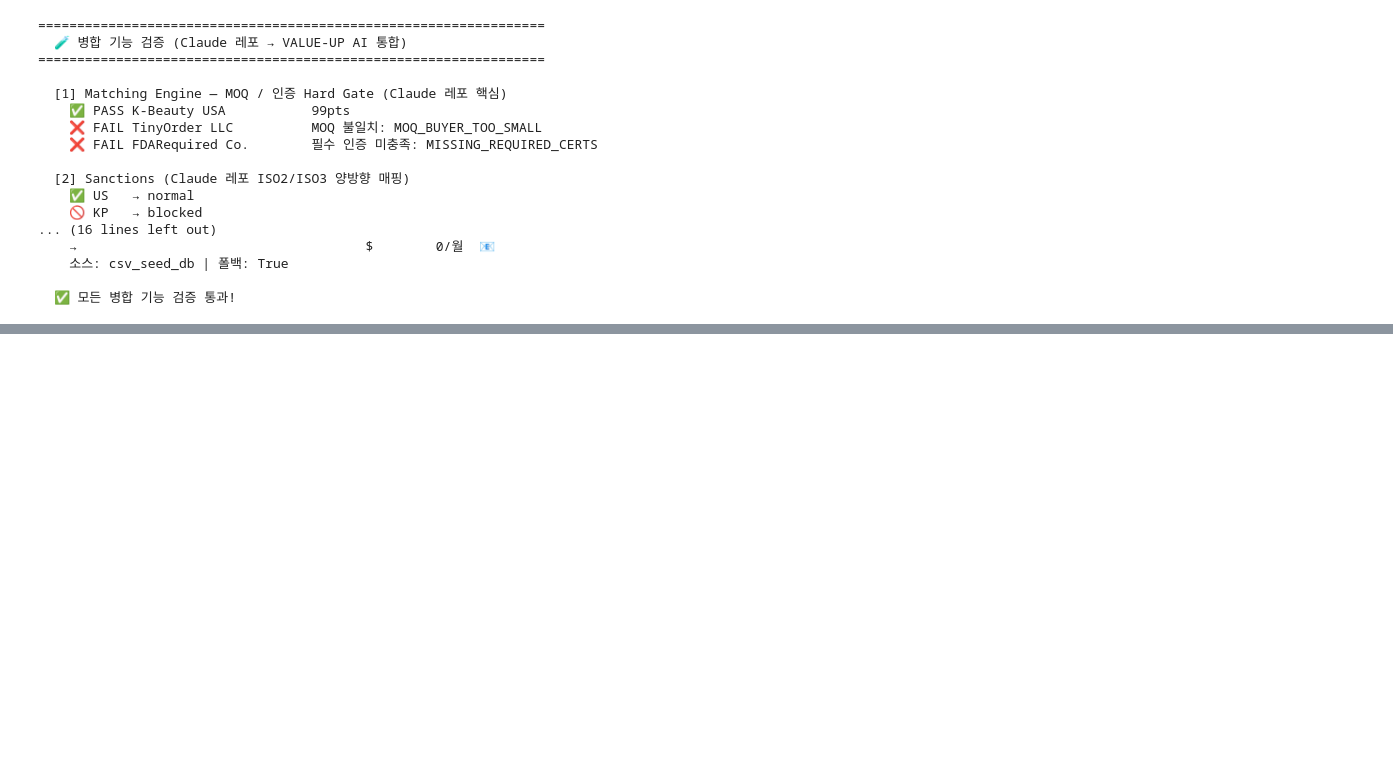
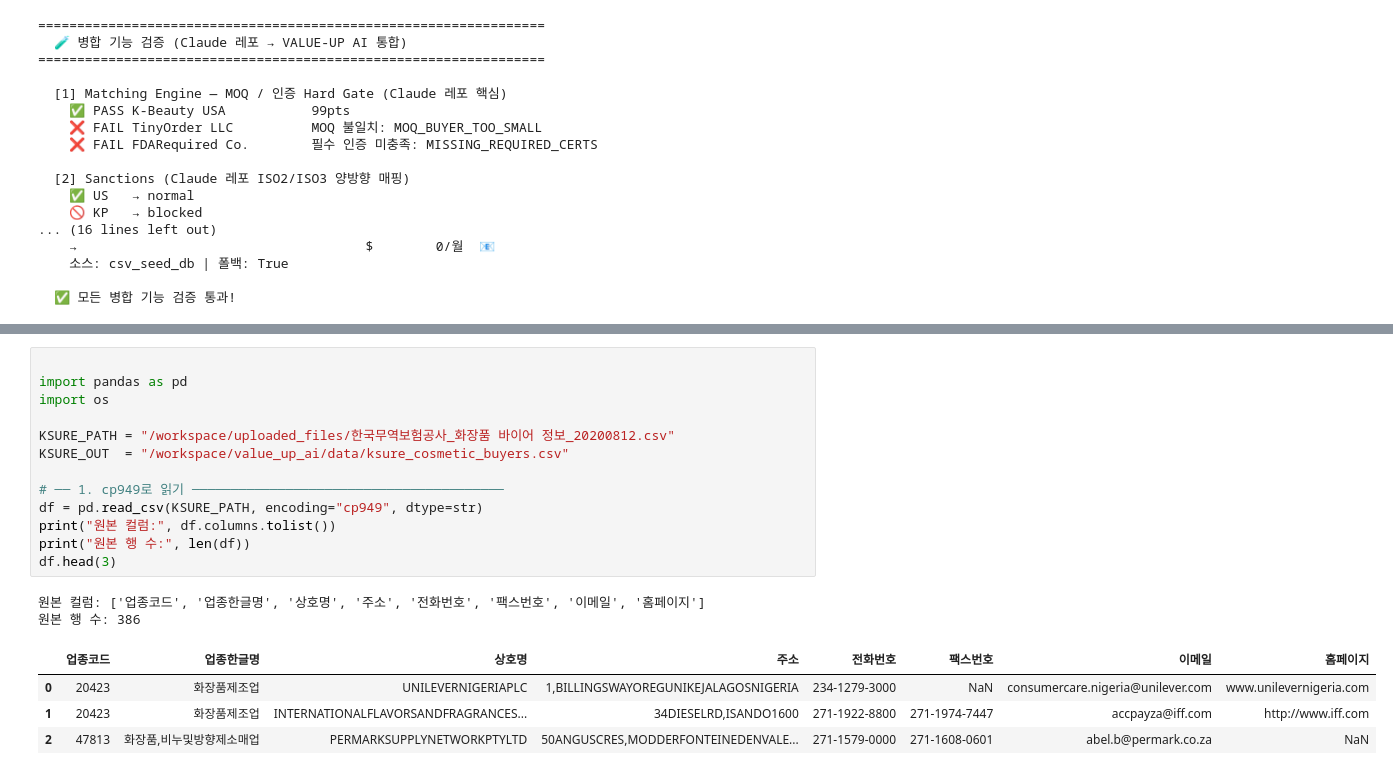
Before and after one commit to pds2225/20260115, a Jupyter notebook: test_pipeline.ipynb, the cells around one changed output, grey strips where cells are left out. Cells and saved outputs as stored; diff of their text form; blank space fills up the shorter version.

```diff
--- a/test_pipeline.ipynb
+++ b/test_pipeline.ipynb
@@ -2656,0 +3076,20 @@ print("\n  ✅ 모든 병합 기능 검증 통과!")
+# %%
+
+import pandas as pd
+import os
+
+KSURE_PATH = "/workspace/uploaded_files/한국무역보험공사_화장품 바이어 정보_20200812.csv"
+KSURE_OUT  = "/workspace/value_up_ai/data/ksure_cosmetic_buyers.csv"
+
+# ── 1. cp949로 읽기 ────────────────────────────────────────
+df = pd.read_csv(KSURE_PATH, encoding="cp949", dtype=str)
+print("원본 컬럼:", df.columns.tolist())
+print("원본 행 수:", len(df))
+df.head(3)
+# %% [output]
+원본 컬럼: ['업종코드', '업종한글명', '상호명', '주소', '전화번호', '팩스번호', '이메일', '홈페이지']
+원본 행 수: 386
+|  | 업종코드 | 업종한글명 | 상호명 | 주소 | 전화번호 | 팩스번호 | 이메일 | 홈페이지 |
+| 0 | 20423 | 화장품제조업 | UNILEVERNIGERIAPLC | 1,BILLINGSWAYOREGUNIKEJALAGOSNIGERIA | 234-1279-3000 | NaN | consumercare.nigeria@unilever.com | www.unilevernigeria.com |
+| 1 | 20423 | 화장품제조업 | INTERNATIONALFLAVORSANDFRAGRANCES... | 34DIESELRD,ISANDO1600 | 271-1922-8800 | 271-1974-7447 | accpayza@iff.com | http://www.iff.com |
+| 2 | 47813 | 화장품,비누및방향제소매업 | PERMARKSUPPLYNETWORKPTYLTD | 50ANGUSCRES,MODDERFONTEINEDENVALE... | 271-1579-0000 | 271-1608-0601 | abel.b@permark.co.za | NaN |
```
Also changed, not shown: parts of 20 cells of this notebook, 7 other files.
